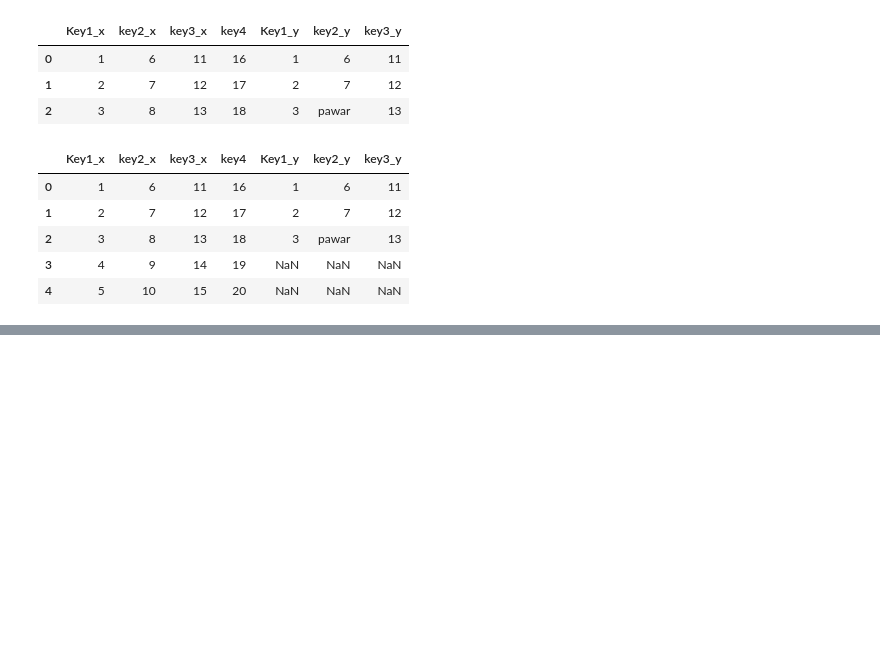
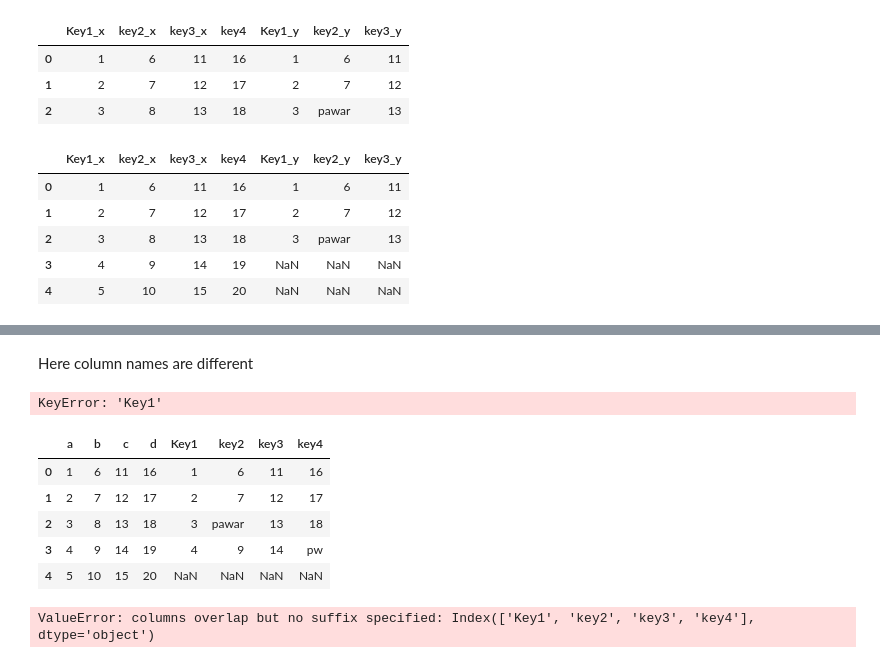
Before and after one commit to praveenpawar/pandas_practice, a Jupyter notebook: pandas4.ipynb, the cells around one changed output, grey strips where cells are left out. Cells and saved outputs as stored; diff of their text form; code cells hidden in the pictures; blank space fills up the shorter version.

```diff
--- a/pandas4.ipynb
+++ b/pandas4.ipynb
@@ -67,0 +111,3 @@ pd.merge(df1,df2, how='left', on='key4')
+# %%
+df11 = pd.DataFrame(d11)
+df11
@@ -67,0 +121,3 @@ pd.merge(df1,df2, how='left', on='key4')
+# %%
+df12 = pd.DataFrame(d12)
+df12
@@ -67,0 +131,19 @@ pd.merge(df1,df2, how='left', on='key4')
+# %% [markdown]
+Here column names are different
+# %%
+pd.merge(df11, df12, how='left', on = 'Key1')
+# %% [output]
+KeyError: 'Key1'
+# %%
+pd.merge(df11, df12, how='left', left_on = 'a', right_on='Key1')
+# %% [output]
+|  | a | b | c | d | Key1 | key2 | key3 | key4 |
+| 0 | 1 | 6 | 11 | 16 | 1 | 6 | 11 | 16 |
+| 1 | 2 | 7 | 12 | 17 | 2 | 7 | 12 | 17 |
+| 2 | 3 | 8 | 13 | 18 | 3 | pawar | 13 | 18 |
+| 3 | 4 | 9 | 14 | 19 | 4 | 9 | 14 | pw |
+| 4 | 5 | 10 | 15 | 20 | NaN | NaN | NaN | NaN |
+# %%
+df1.join(df2)
+# %% [output]
+ValueError: columns overlap but no suffix specified: Index(['Key1', 'key2', 'key3', 'key4'], dtype='object')
```
Also changed, not shown: parts of 22 cells of this notebook.
